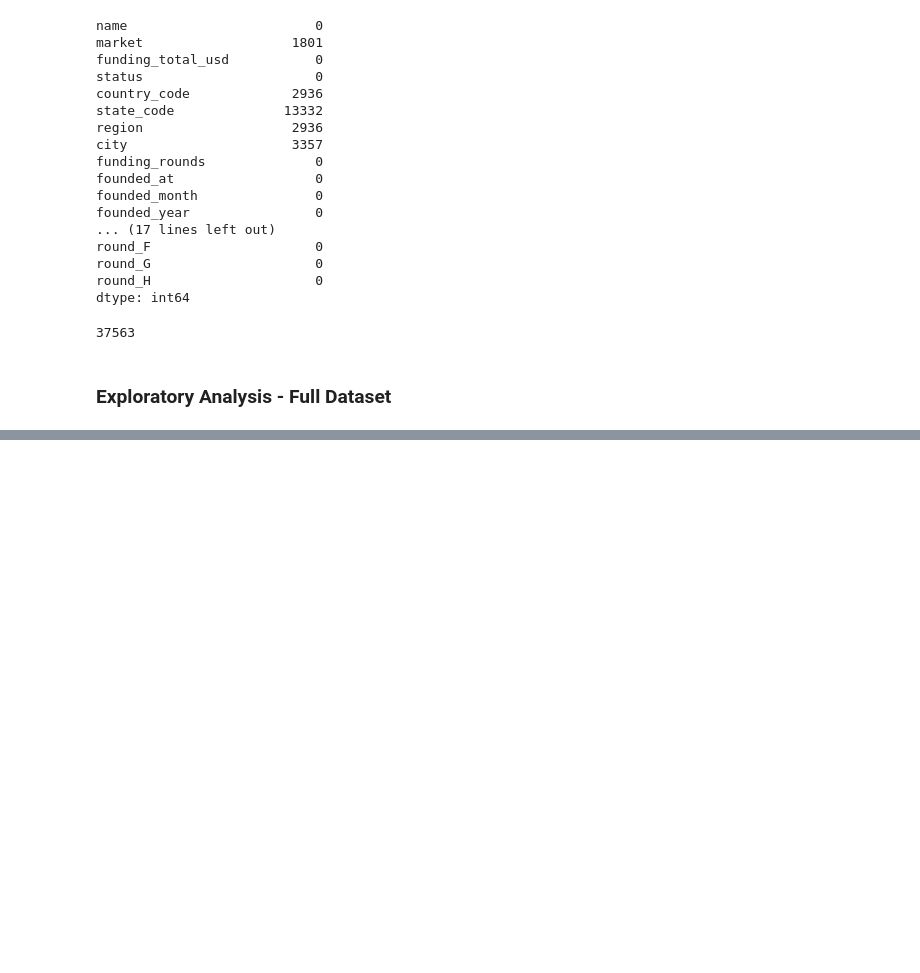
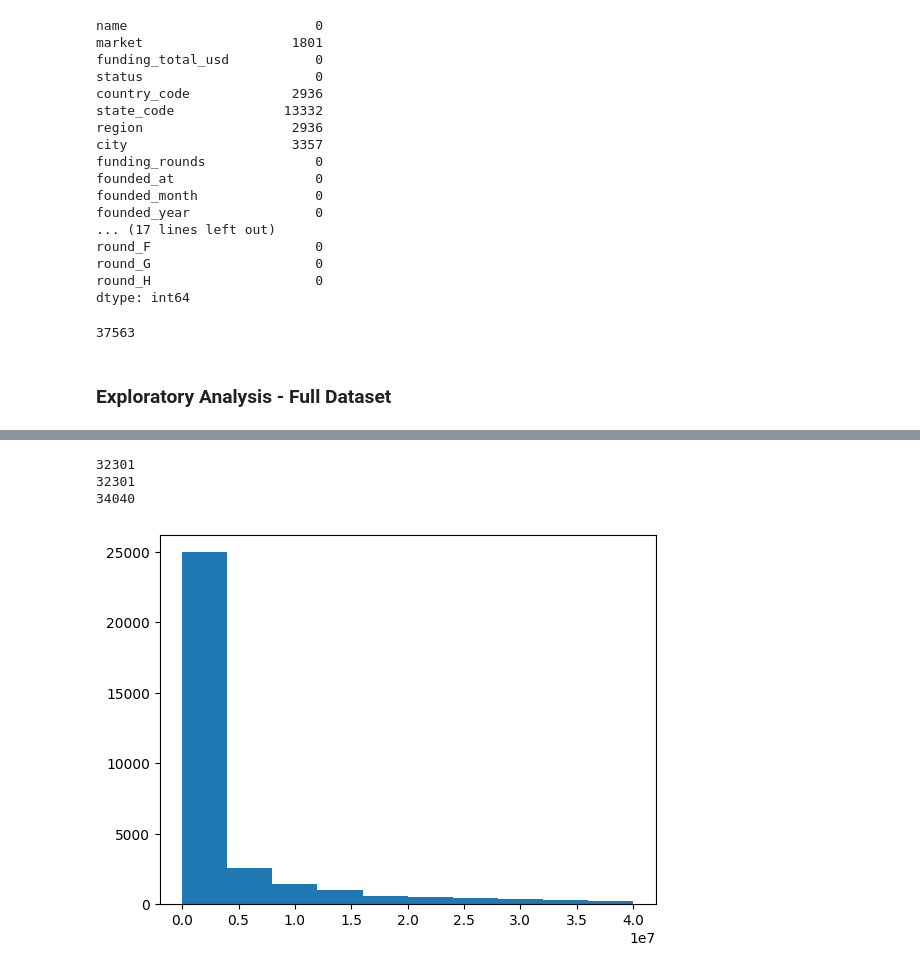
Before and after one commit to lorenzopanero/startup-prediction, a Jupyter notebook: notebook/exploration.ipynb, the cells around one changed output, grey strips where cells are left out. Saved outputs shown, nothing was run; the diff lists cells and outputs as text; code cells hidden in the pictures; blank space fills up the shorter version.

```diff
--- a/notebook/exploration.ipynb
+++ b/notebook/exploration.ipynb
@@ -123,0 +411,13 @@ data.hist('equity_crowdfunding', bins=40)
+# %%
+np.percentile(data['venture'], 95)
+
+plt.hist(data['venture'][data['venture'] < 40000000.0])
+print(len(data[data['venture'] < 40000000.0]))
+print(len(data[(data['venture'] < 40000000.0) &
+               (data['funding_total_usd'] < 408206869399.0)]))
+print(len(data))
+# %% [output]
+32301
+32301
+34040
+[figure, added]
```
Also changed, not shown: parts of 46 cells of this notebook, 4 other files.
